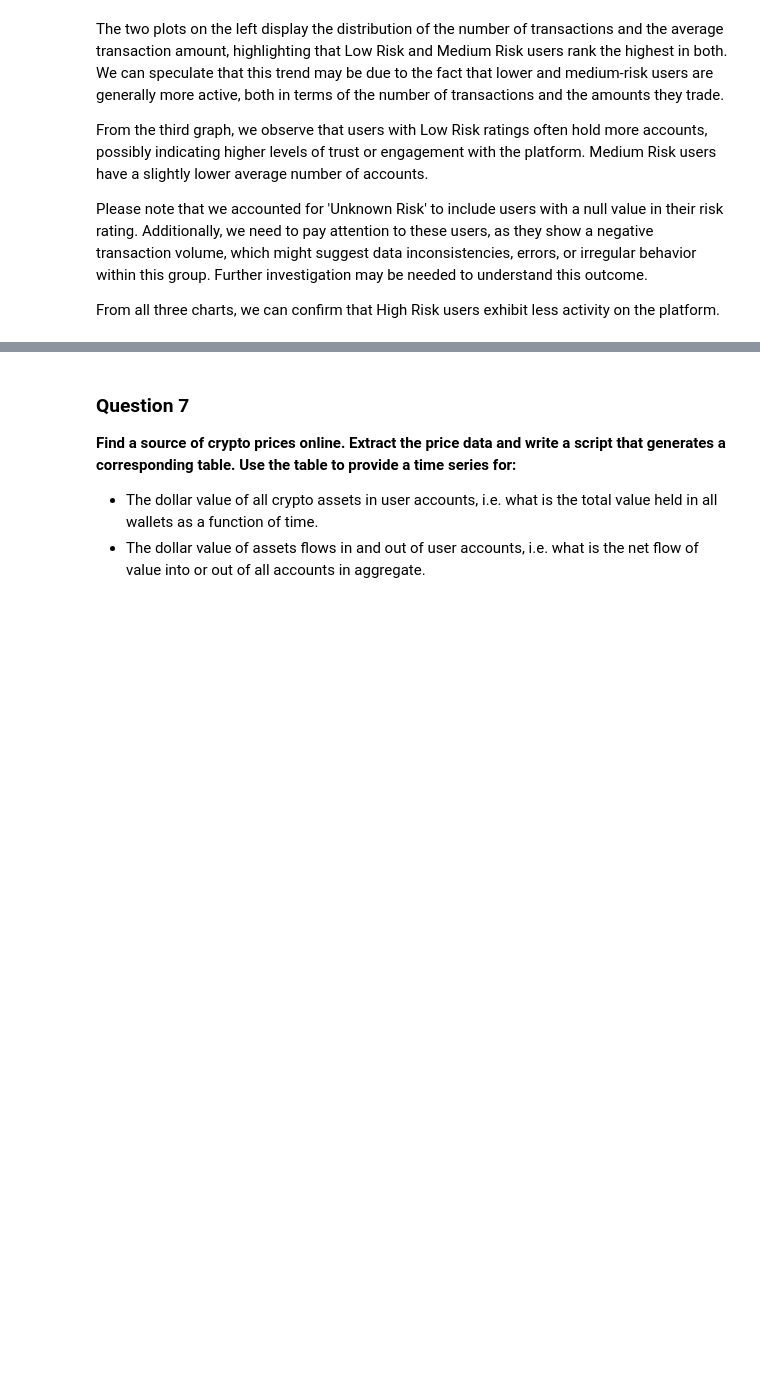
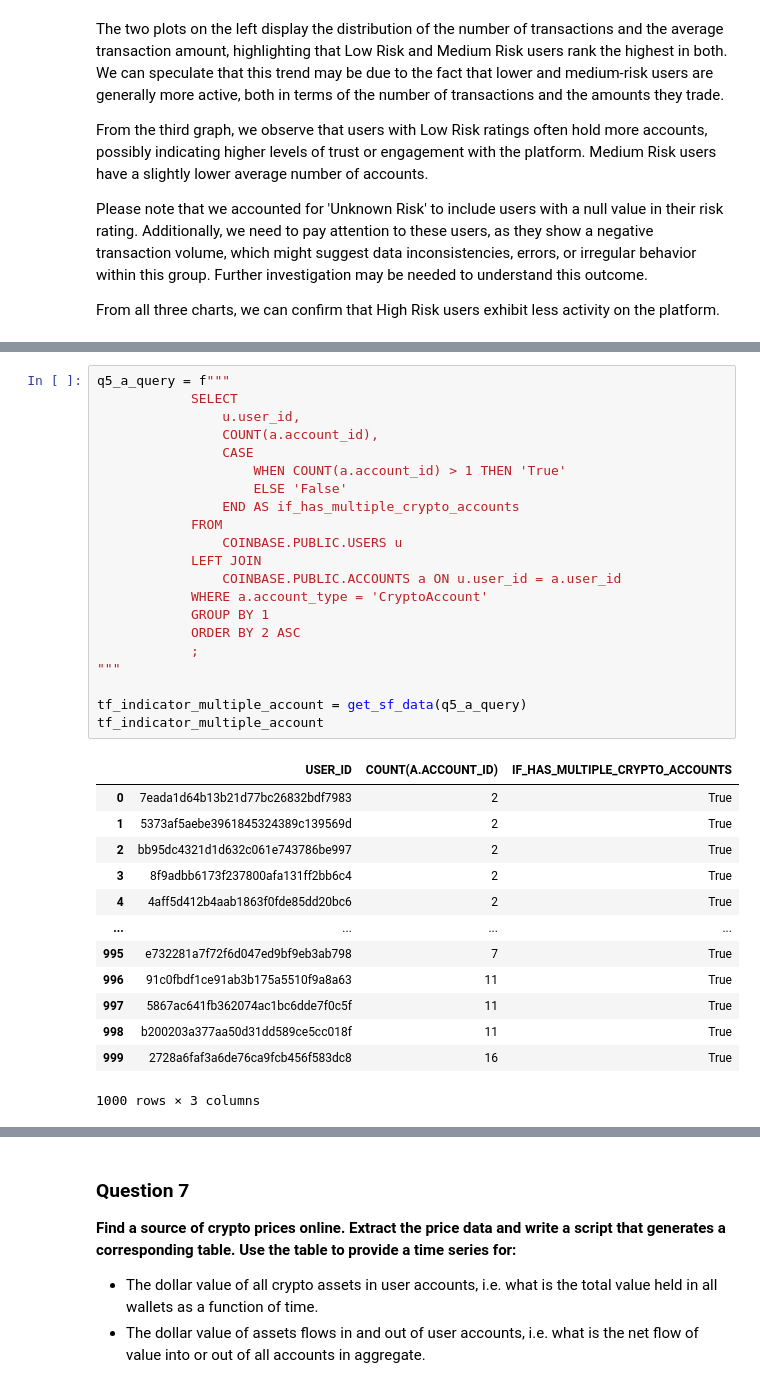
Before and after one commit to ycyuchengliu/coinbase_note, a Jupyter notebook: Coinbase_Data_HW.ipynb, the cells around one changed output, grey strips where cells are left out. Saved outputs shown, nothing was run; the diff lists cells and outputs as text; blank space fills up the shorter version.

```diff
--- a/Coinbase_Data_HW.ipynb
+++ b/Coinbase_Data_HW.ipynb
@@ -405,0 +403,35 @@ From all three charts, we can confirm that High Risk users exhibit less activity
+# %%
+q5_a_query = f"""
+            SELECT
+                u.user_id,
+                COUNT(a.account_id),
+                CASE
+                    WHEN COUNT(a.account_id) > 1 THEN 'True'
+                    ELSE 'False'
+                END AS if_has_multiple_crypto_accounts
+            FROM
+                COINBASE.PUBLIC.USERS u
+            LEFT JOIN
+                COINBASE.PUBLIC.ACCOUNTS a ON u.user_id = a.user_id
+            WHERE a.account_type = 'CryptoAccount'
+            GROUP BY 1
+            ORDER BY 2 ASC
+            ;
+"""
+
+tf_indicator_multiple_account = get_sf_data(q5_a_query)
+tf_indicator_multiple_account
+# %% [output]
+|  | USER_ID | COUNT(A.ACCOUNT_ID) | IF_HAS_MULTIPLE_CRYPTO_ACCOUNTS |
+| 0 | 7eada1d64b13b21d77bc26832bdf7983 | 2 | True |
+| 1 | 5373af5aebe3961845324389c139569d | 2 | True |
+| 2 | bb95dc4321d1d632c061e743786be997 | 2 | True |
+| 3 | 8f9adbb6173f237800afa131ff2bb6c4 | 2 | True |
+| 4 | 4aff5d412b4aab1863f0fde85dd20bc6 | 2 | True |
+| ... | ... | ... | ... |
+| 995 | e732281a7f72f6d047ed9bf9eb3ab798 | 7 | True |
+| 996 | 91c0fbdf1ce91ab3b175a5510f9a8a63 | 11 | True |
+| 997 | 5867ac641fb362074ac1bc6dde7f0c5f | 11 | True |
+| 998 | b200203a377aa50d31dd589ce5cc018f | 11 | True |
+| 999 | 2728a6faf3a6de76ca9fcb456f583dc8 | 16 | True |
+1000 rows × 3 columns
```
Also changed, not shown: parts of 11 cells of this notebook, 6 other files.
